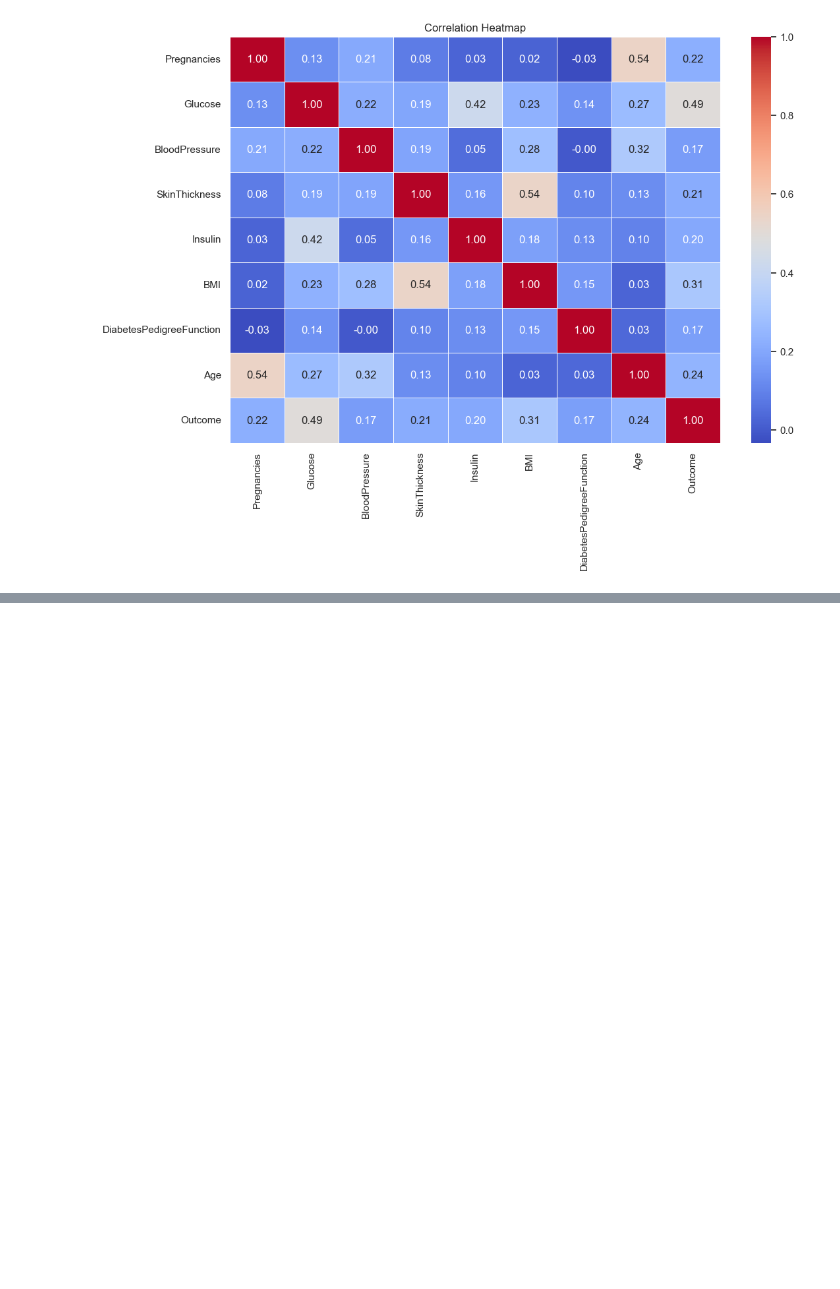
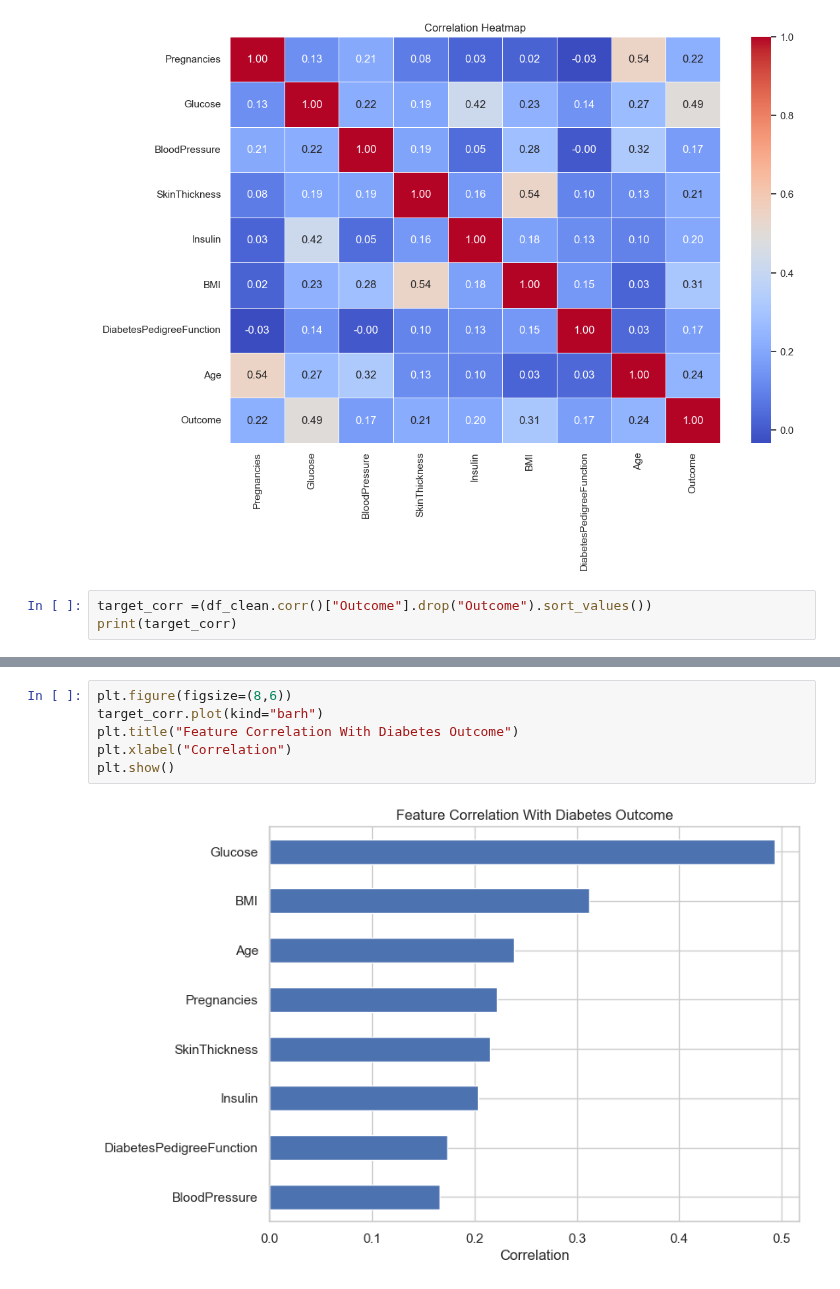
Before and after one commit to sohamkharabe/ML-Practicals, a Jupyter notebook: Lab- 5/Untitled.ipynb, the cells around one changed output, grey strips where cells are left out. Cells and saved outputs as stored; diff of their text form; blank space fills up the shorter version.

```diff
--- a/Lab- 5/Untitled.ipynb
+++ b/Lab- 5/Untitled.ipynb
@@ -276,3 +276,6 @@ plt.title("Correlation Heatmap")
 plt.show()
 # %% [output]
 [figure]
+# %%
+target_corr =(df_clean.corr()["Outcome"].drop("Outcome").sort_values())
+print(target_corr)
@@ -278,0 +292,8 @@ plt.show()
+# %%
+plt.figure(figsize=(8,6))
+target_corr.plot(kind="barh")
+plt.title("Feature Correlation With Diabetes Outcome")
+plt.xlabel("Correlation")
+plt.show()
+# %% [output]
+[figure, added]
```
Also changed, not shown: parts of 16 cells of this notebook.
